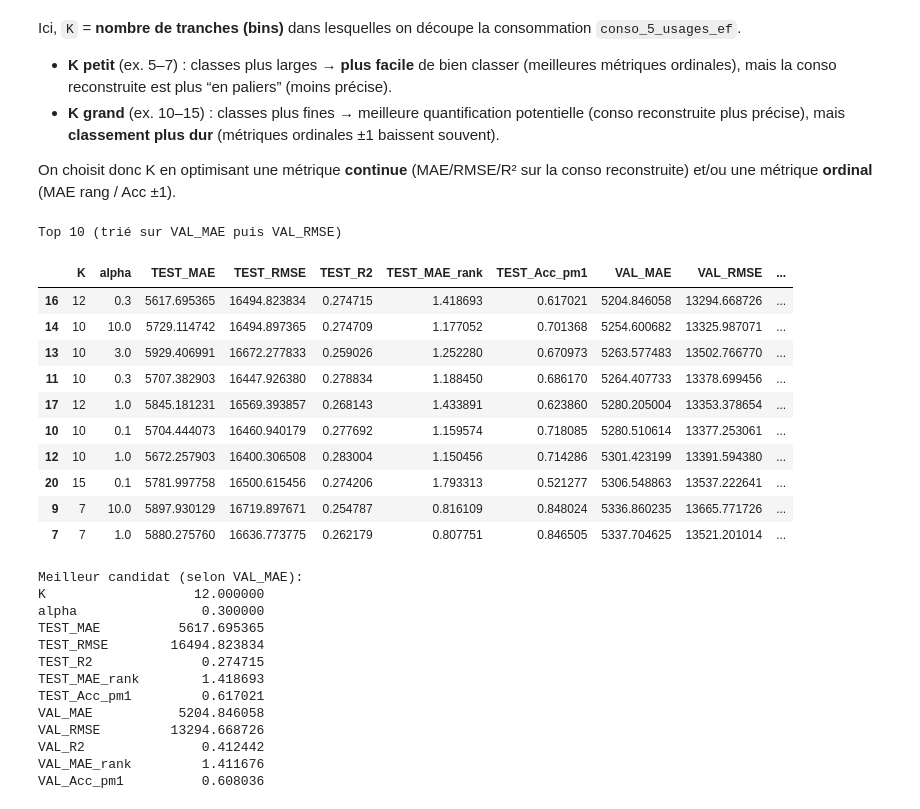
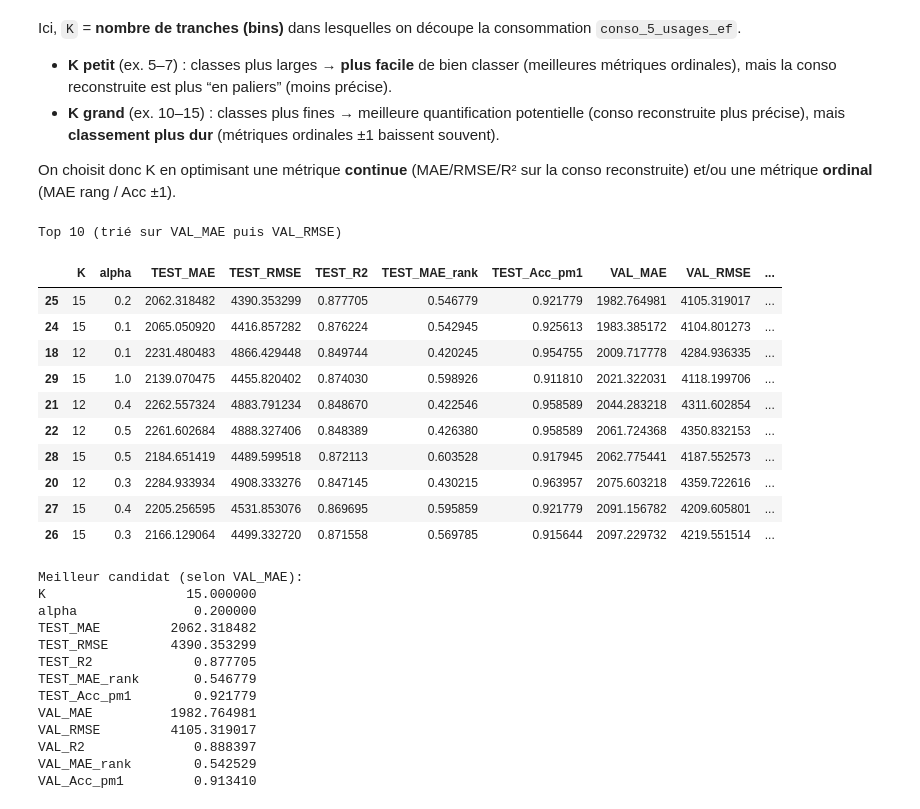
Before and after one commit to Gjuuuy/IES_DPE, a Jupyter notebook: science/notebooks/PredicConso.ipynb, the cells around one changed output. Saved outputs shown, nothing was run; the diff lists cells and outputs as text; code cells hidden in the pictures.

```diff
--- a/science/notebooks/PredicConso.ipynb
+++ b/science/notebooks/PredicConso.ipynb
@@ -44,7 +44,7 @@ from sklearn.metrics import mean_absolute_error, mean_squared_error, r2_score
 from pathlib import Path
 
 # --- Chargement du dataset (chemin robuste) ---
-csv_path = Path("../../data/processed/DPE.csv")
+csv_path = Path("../../data/features/DPE.csv")
 
 if not csv_path.exists():
     # aide debug si le notebook est lancé depuis un autre dossier
@@ -62,6 +62,6 @@ Dataset shape: (8787, 14)
 # %%
 # Target
-TARGET = "conso_5_usages_ef"
+TARGET = "conso_finale"
 
 if TARGET not in df.columns:
     # debug utile
@@ -74,13 +74,14 @@ y = pd.to_numeric(df[TARGET], errors="coerce")
 # Colonnes à exclure (anti-fuite + anti-mémorisation)
 leak_cols = [
     # Labels / sorties dérivées de la performance
-    "etiquette_dpe",
-    "etiquette_ges",
+    #"etiquette_dpe",
+    #"etiquette_ges",
 
     # # Autres sorties perf très corrélées (à exclure)
-    "conso_5_usages_ep",
-    "cout_total_5_usages_energie_n1",
-
+    #"conso_primaire",
+    #"cout_conso",
+    "code_postal",
+    "type_energie_principale",
     # # La target (EXCLUSION OBLIGATOIRE)
     TARGET,
 ]
@@ -433,7 +434,7 @@ def eval_pack(y_true_cont, y_pred_cont, y_true_cls, y_pred_cls, K):
 
 # Grille à tester
 K_list = [5, 7, 10, 12, 15]
-alpha_list = [0.1, 0.3, 1.0, 3.0, 10.0]
+alpha_list = [0.1,0.2, 0.3,0.4,0.5, 1.0]
 
 rows = []
 
@@ -485,56 +486,56 @@ for K in K_list:
 
         test_metrics = eval_pack(y_test2.values, y_pred_test, y_test_cls2, cls_pred_test, K_real)
         val_metrics  = eval_pack(y_val2.values,  y_pred_val,  y_val_cls2,  cls_pred_val,  K_real)
 
         rows.append({
             "K": K_real,
             "alpha": alpha,
             "TEST_MAE": test_metrics["mae"],
             "TEST_RMSE": test_metrics["rmse"],
             "TEST_R2": test_metrics["r2"],
             "TEST_MAE_rank": test_metrics["mae_rank"],
             "TEST_Acc_pm1": test_metrics["acc_pm1"],
             "VAL_MAE": val_metrics["mae"],
             "VAL_RMSE": val_metrics["rmse"],
             "VAL_R2": val_metrics["r2"],
             "VAL_MAE_rank": val_metrics["mae_rank"],
             "VAL_Acc_pm1": val_metrics["acc_pm1"],
         })
 
 results = pd.DataFrame(rows).sort_values(["VAL_MAE", "VAL_RMSE", "VAL_R2"], ascending=[True, True, False])
 
 print("Top 10 (trié sur VAL_MAE puis VAL_RMSE)")
 display(results.head(10))
 
 best = results.iloc[0]
 print("\nMeilleur candidat (selon VAL_MAE):")
 print(best.to_string())
 # %% [output]
 Top 10 (trié sur VAL_MAE puis VAL_RMSE)
 |  | K | alpha | TEST_MAE | TEST_RMSE | TEST_R2 | TEST_MAE_rank | TEST_Acc_pm1 | VAL_MAE | VAL_RMSE | ... |
-| 16 | 12 | 0.3 | 5617.695365 | 16494.823834 | 0.274715 | 1.418693 | 0.617021 | 5204.846058 | 13294.668726 | ... |
-| 14 | 10 | 10.0 | 5729.114742 | 16494.897365 | 0.274709 | 1.177052 | 0.701368 | 5254.600682 | 13325.987071 | ... |
-| 13 | 10 | 3.0 | 5929.406991 | 16672.277833 | 0.259026 | 1.252280 | 0.670973 | 5263.577483 | 13502.766770 | ... |
-| 11 | 10 | 0.3 | 5707.382903 | 16447.926380 | 0.278834 | 1.188450 | 0.686170 | 5264.407733 | 13378.699456 | ... |
-| 17 | 12 | 1.0 | 5845.181231 | 16569.393857 | 0.268143 | 1.433891 | 0.623860 | 5280.205004 | 13353.378654 | ... |
-| 10 | 10 | 0.1 | 5704.444073 | 16460.940179 | 0.277692 | 1.159574 | 0.718085 | 5280.510614 | 13377.253061 | ... |
-| 12 | 10 | 1.0 | 5672.257903 | 16400.306508 | 0.283004 | 1.150456 | 0.714286 | 5301.423199 | 13391.594380 | ... |
-| 20 | 15 | 0.1 | 5781.997758 | 16500.615456 | 0.274206 | 1.793313 | 0.521277 | 5306.548863 | 13537.222641 | ... |
-| 9 | 7 | 10.0 | 5897.930129 | 16719.897671 | 0.254787 | 0.816109 | 0.848024 | 5336.860235 | 13665.771726 | ... |
-| 7 | 7 | 1.0 | 5880.275760 | 16636.773775 | 0.262179 | 0.807751 | 0.846505 | 5337.704625 | 13521.201014 | ... |
+| 25 | 15 | 0.2 | 2062.318482 | 4390.353299 | 0.877705 | 0.546779 | 0.921779 | 1982.764981 | 4105.319017 | ... |
+| 24 | 15 | 0.1 | 2065.050920 | 4416.857282 | 0.876224 | 0.542945 | 0.925613 | 1983.385172 | 4104.801273 | ... |
+| 18 | 12 | 0.1 | 2231.480483 | 4866.429448 | 0.849744 | 0.420245 | 0.954755 | 2009.717778 | 4284.936335 | ... |
+| 29 | 15 | 1.0 | 2139.070475 | 4455.820402 | 0.874030 | 0.598926 | 0.911810 | 2021.322031 | 4118.199706 | ... |
+| 21 | 12 | 0.4 | 2262.557324 | 4883.791234 | 0.848670 | 0.422546 | 0.958589 | 2044.283218 | 4311.602854 | ... |
+| 22 | 12 | 0.5 | 2261.602684 | 4888.327406 | 0.848389 | 0.426380 | 0.958589 | 2061.724368 | 4350.832153 | ... |
+| 28 | 15 | 0.5 | 2184.651419 | 4489.599518 | 0.872113 | 0.603528 | 0.917945 | 2062.775441 | 4187.552573 | ... |
+| 20 | 12 | 0.3 | 2284.933934 | 4908.333276 | 0.847145 | 0.430215 | 0.963957 | 2075.603218 | 4359.722616 | ... |
+| 27 | 15 | 0.4 | 2205.256595 | 4531.853076 | 0.869695 | 0.595859 | 0.921779 | 2091.156782 | 4209.605801 | ... |
+| 26 | 15 | 0.3 | 2166.129064 | 4499.332720 | 0.871558 | 0.569785 | 0.915644 | 2097.229732 | 4219.551514 | ... |
 Meilleur candidat (selon VAL_MAE):
-K                   12.000000
-alpha                0.300000
-TEST_MAE          5617.695365
-TEST_RMSE        16494.823834
-TEST_R2              0.274715
-TEST_MAE_rank        1.418693
-TEST_Acc_pm1         0.617021
-VAL_MAE           5204.846058
-VAL_RMSE         13294.668726
-VAL_R2               0.412442
-VAL_MAE_rank         1.411676
-VAL_Acc_pm1          0.608036
+K                  15.000000
+alpha               0.200000
+TEST_MAE         2062.318482
+TEST_RMSE        4390.353299
+TEST_R2             0.877705
+TEST_MAE_rank       0.546779
+TEST_Acc_pm1        0.921779
+VAL_MAE          1982.764981
+VAL_RMSE         4105.319017
+VAL_R2              0.888397
+VAL_MAE_rank        0.542529
+VAL_Acc_pm1         0.913410
 # %%
 import numpy as np
 import pandas as pd
```
Also changed, not shown: parts of 8 cells of this notebook.
